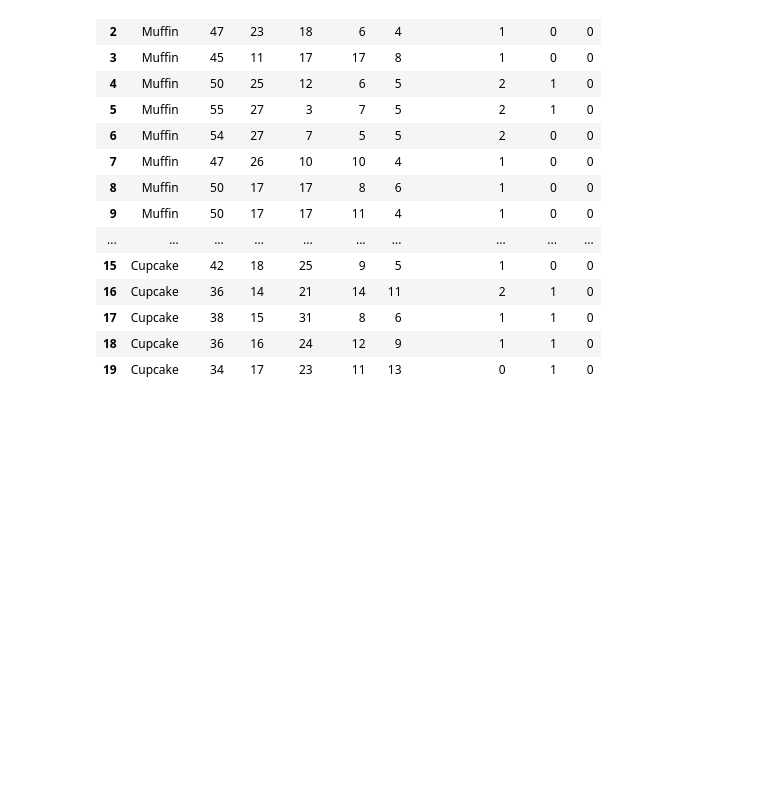
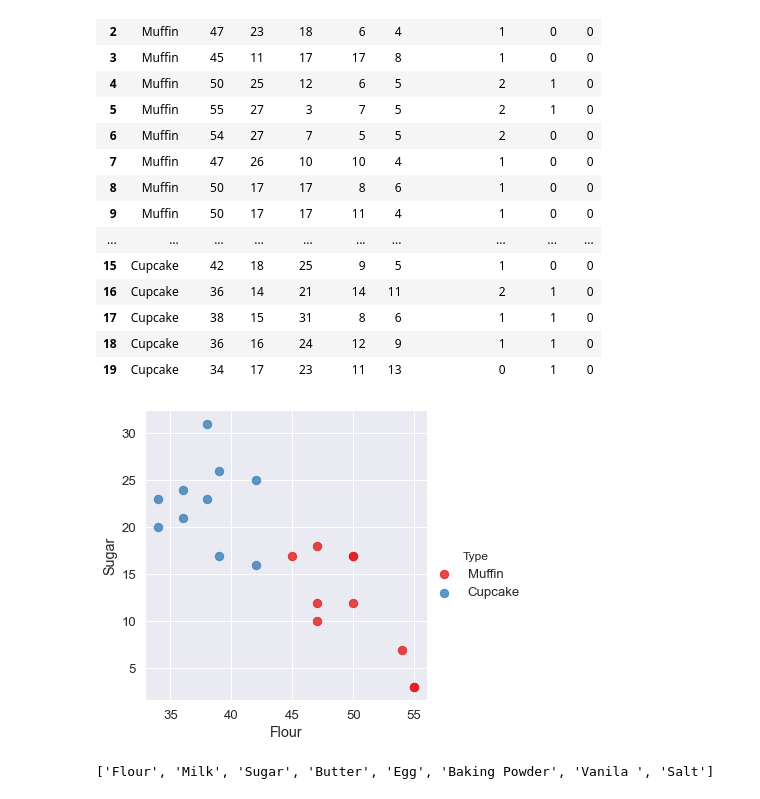
Before and after one commit to goldenglorys/ml-algorithms, a Jupyter notebook: Support Vector machine Algorithms.ipynb, the cells around one changed output. Drawn from its saved outputs; the diff is of its cells as text; code cells hidden in the pictures; blank space fills up the shorter version.

```diff
--- a/Support Vector machine Algorithms.ipynb
+++ b/Support Vector machine Algorithms.ipynb
@@ -30,3 +30,16 @@ recipes
 | 17 | Cupcake | 38 | 15 | 31 | 8 | 6 | 1 | 1 | 0 |
 | 18 | Cupcake | 36 | 16 | 24 | 12 | 9 | 1 | 1 | 0 |
 | 19 | Cupcake | 34 | 17 | 23 | 11 | 13 | 0 | 1 | 0 |
+# %%
+# ploting our data
+sns.lmplot("Flour", "Sugar", data=recipes, hue="Type", palette="Set1", fit_reg=False, scatter_kws={"s": 70})
+plt.show()
+# %% [output]
+[figure, added]
+# %%
+# formatting or pre processing our data
+type_label = np.where(recipes["Type"]=="Muffin", 0, 1)
+recipe_features = recipes.columns.values[1:].tolist()
+recipe_features
+# %% [output]
+['Flour', 'Milk', 'Sugar', 'Butter', 'Egg', 'Baking Powder', 'Vanila ', 'Salt']
```
Also changed, not shown: parts of 5 cells of this notebook.
